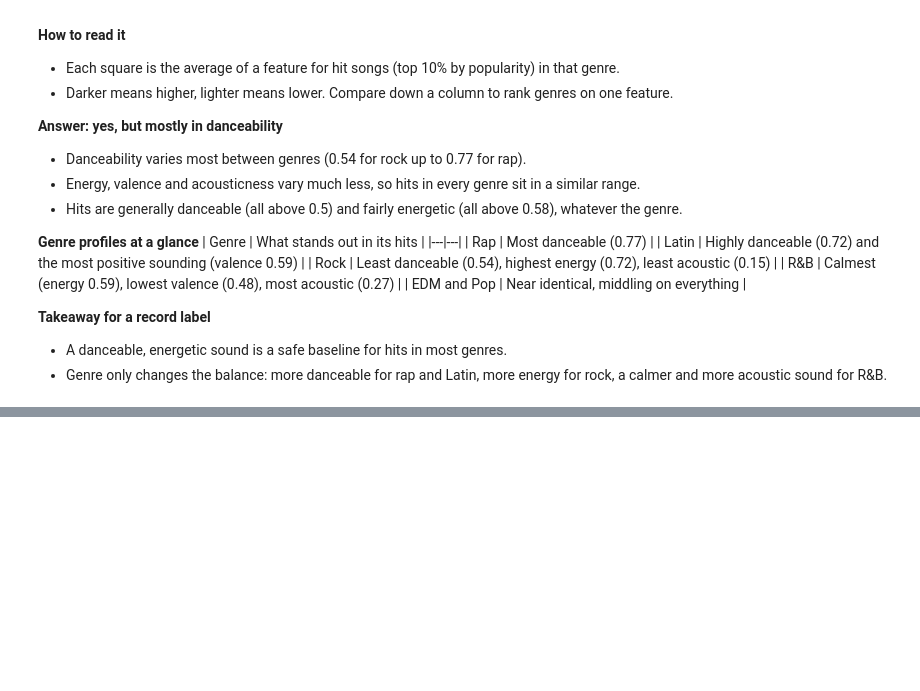
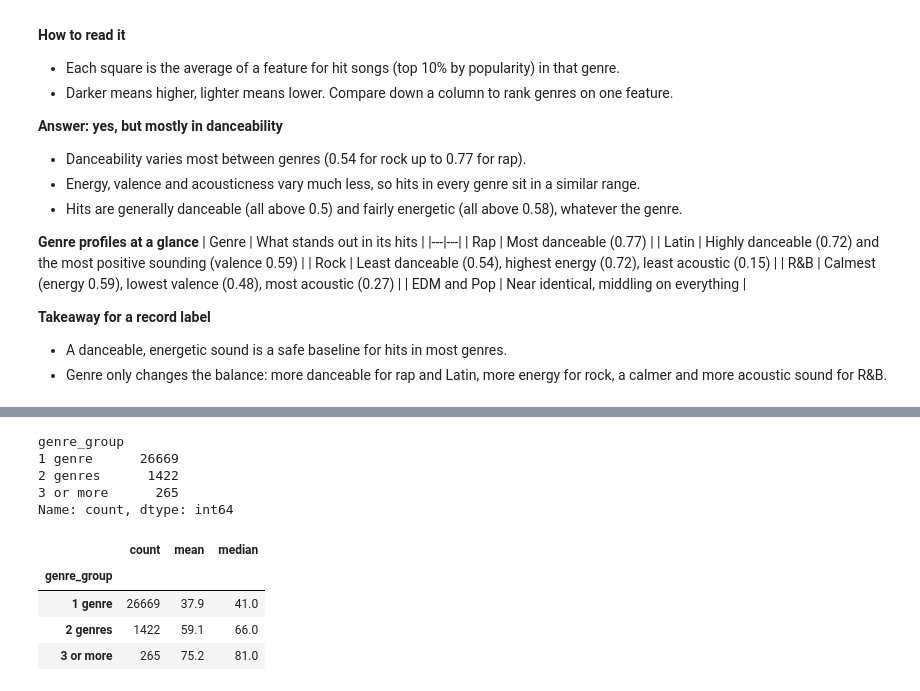
Before and after one commit to dylankiwanuka/Notebook-Analysis-Project, a Jupyter notebook: spotifyDatasetWorkbook.ipynb, the cells around one changed output, grey strips where cells are left out. Cells and saved outputs as stored; diff of their text form; code cells hidden in the pictures; blank space fills up the shorter version.

```diff
--- a/spotifyDatasetWorkbook.ipynb
+++ b/spotifyDatasetWorkbook.ipynb
@@ -451,0 +464,27 @@ q3:
+# %%
+# Merge everything from 3 genres upwards into one group, so no group is tiny
+spotify_clean["genre_group"] = spotify_clean["number_of_genres"].clip(upper=3)
+
+# Replace the numbers with readable labels for the chart
+spotify_clean["genre_group"] = spotify_clean["genre_group"].map(
+    {1: "1 genre", 2: "2 genres", 3: "3 or more"}
+)
+
+# Check the new group sizes
+spotify_clean["genre_group"].value_counts()
+# %% [output]
+genre_group
+1 genre      26669
+2 genres      1422
+3 or more      265
+Name: count, dtype: int64
+# %%
+# Count, average and median popularity for each group
+summary = spotify_clean.groupby("genre_group")["track_popularity"].agg(["count", "mean", "median"]).round(1)
+summary
+# %% [output]
+|  | count | mean | median |
+| genre_group |  |  |  |
+| 1 genre | 26669 | 37.9 | 41.0 |
+| 2 genres | 1422 | 59.1 | 66.0 |
+| 3 or more | 265 | 75.2 | 81.0 |
```
Also changed, not shown: parts of 5 cells of this notebook.
